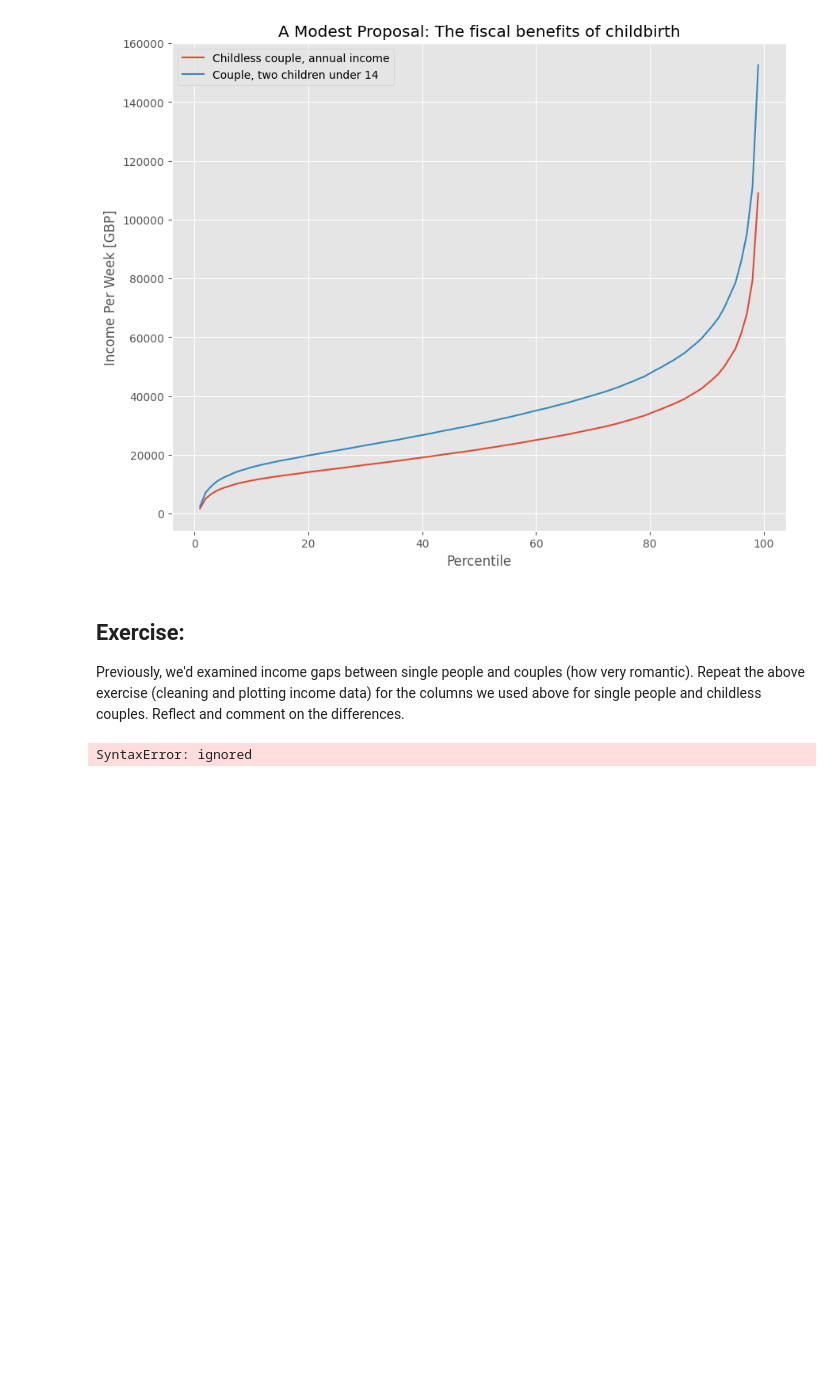
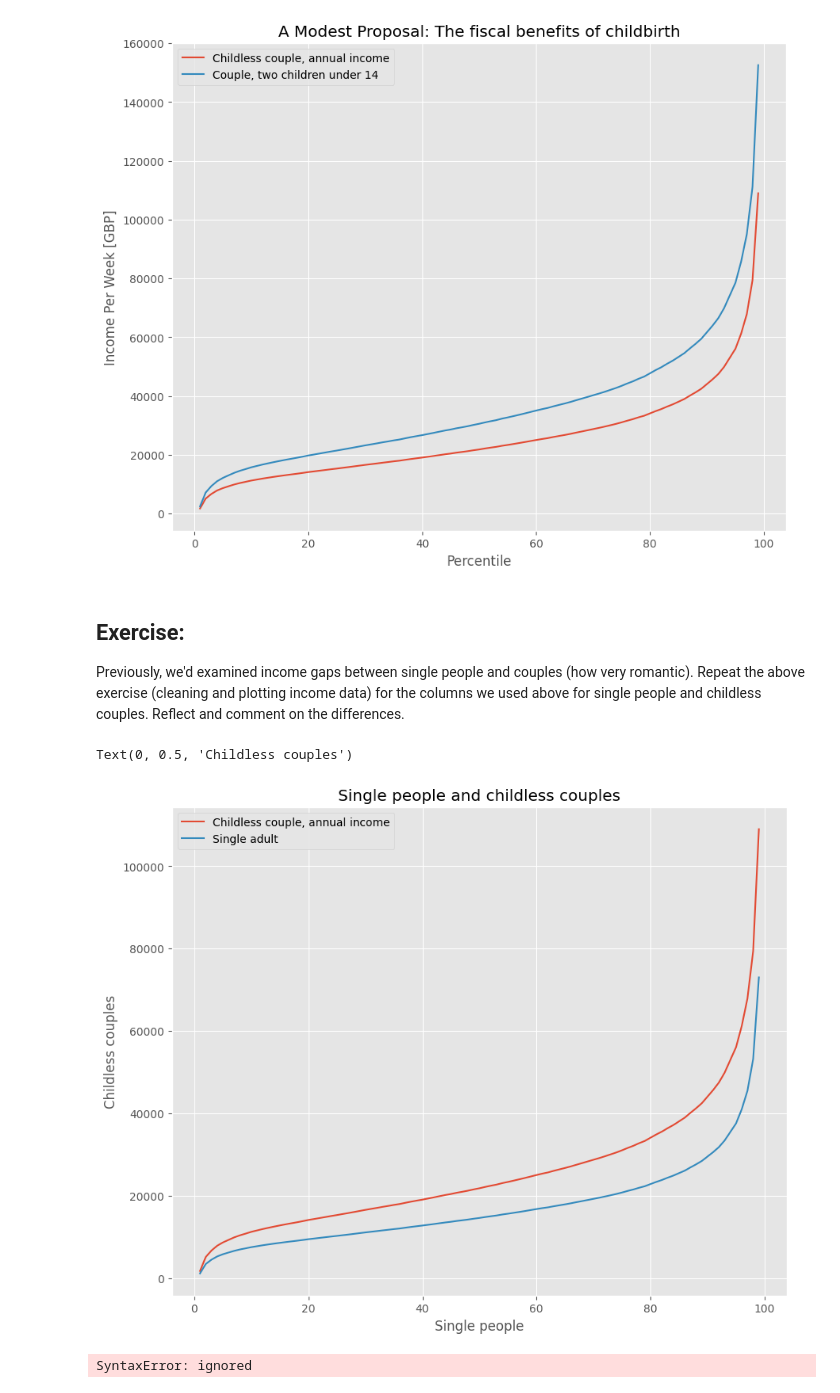
Before and after one commit to Raphaeldavid203/QM2, a Jupyter notebook: notebooks/W02. Pandas.ipynb, the cells around one changed output. Drawn from its saved outputs; the diff is of its cells as text; code cells hidden in the pictures; blank space fills up the shorter version.

```diff
--- a/notebooks/W02. Pandas.ipynb
+++ b/notebooks/W02. Pandas.ipynb
@@ -359,6 +349,18 @@ Text(0, 0.5, 'Income Per Week [GBP]')
 ## Exercise:
 
 Previously, we'd examined income gaps between single people and couples (how very romantic). Repeat the above exercise (cleaning and plotting income data) for the columns we used above for single people and childless couples. Reflect and comment on the differences.
+# %%
+clean2 = income[['Childless couple, annual income','Single adult']]
+clean2.head()
+clean2=clean2.replace(',', '', regex=True)
+clean2 = clean2.replace('-', 'NaN', regex=True).astype('float')
+clean2.plot()
+plt.title('Single people and childless couples')
+plt.xlabel('Single people')
+plt.ylabel('Childless couples')
+# %% [output]
+Text(0, 0.5, 'Childless couples')
+[figure, added]
 # %%
 Add your reflection here.
 # %% [output]
```
Also changed, not shown: parts of 3 cells of this notebook.
